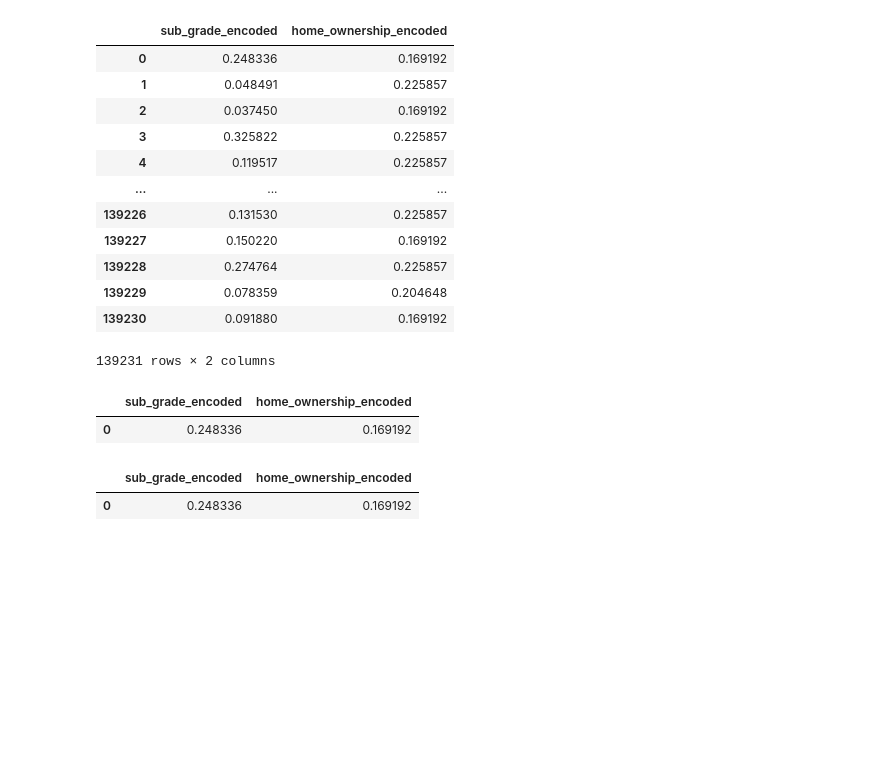
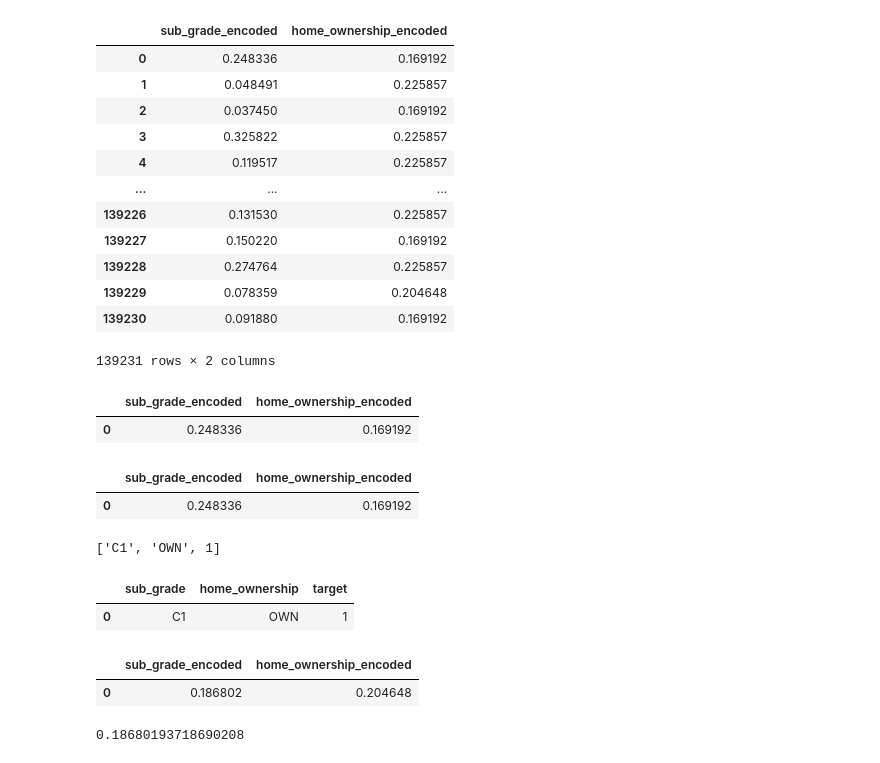
Before and after one commit to MykolaPinchuk/LoanDefault, a Jupyter notebook: loans_modeling7f.ipynb, the cells around one changed output. Drawn from its saved outputs; the diff is of its cells as text; code cells hidden in the pictures; blank space fills up the shorter version.

```diff
--- a/loans_modeling7f.ipynb
+++ b/loans_modeling7f.ipynb
@@ -656,3 +664,23 @@ b.transform(pd.DataFrame(test000.iloc[0,:]).T)
 # %% [output]
 |  | sub_grade_encoded | home_ownership_encoded |
 | 0 | 0.248336 | 0.169192 |
+# %%
+pred_features = ['C1', 'OWN', 1]
+print(pred_features)
+pred_features = pd.DataFrame(pred_features).T
+pred_features.columns = ['sub_grade', 'home_ownership', 'target']
+pred_features
+# %% [output]
+['C1', 'OWN', 1]
+|  | sub_grade | home_ownership | target |
+| 0 | C1 | OWN | 1 |
+# %%
+temp = b.transform(pred_features)
+temp
+# %% [output]
+|  | sub_grade_encoded | home_ownership_encoded |
+| 0 | 0.186802 | 0.204648 |
+# %%
+temp.sub_grade_encoded[0]
+# %% [output]
+0.18680193718690208
```
Also changed, not shown: parts of 7 cells of this notebook, 8 other files.
